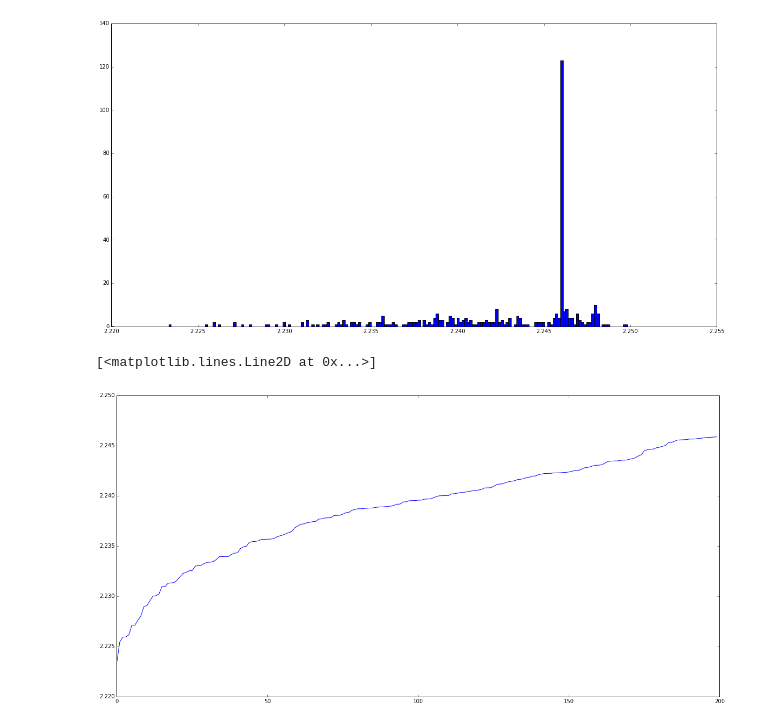
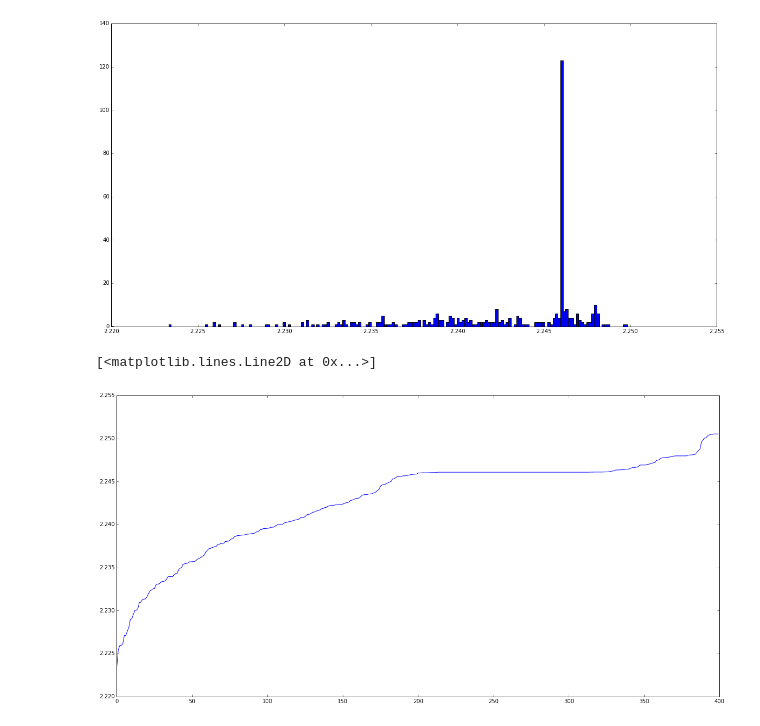
Before and after one commit to spidermanxyz98/talking_data, a Jupyter notebook: scaping score.ipynb, the cells around one changed output. Saved outputs shown, nothing was run; the diff lists cells and outputs as text; code cells hidden in the pictures.

```diff
--- a/scaping score.ipynb
+++ b/scaping score.ipynb
@@ -45,7 +45,7 @@ plt.hist(scorearray,bins=200,range = (2.22,2.25))
 scorearray_sort = np.sort(scorearray)
 # %%
 plt.figure(figsize=(20,10))
-plt.plot(scorearray_sort[0:200])
+plt.plot(scorearray_sort[0:400])
 # %% [output]
 [<matplotlib.lines.Line2D at 0x...>]
-[figure, old version]
+[figure, new version]
```
Also changed, not shown: 1 other file.
